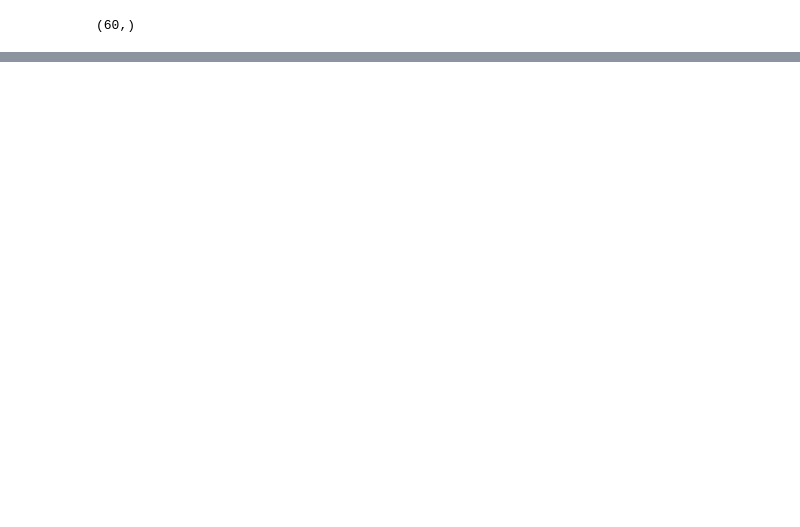
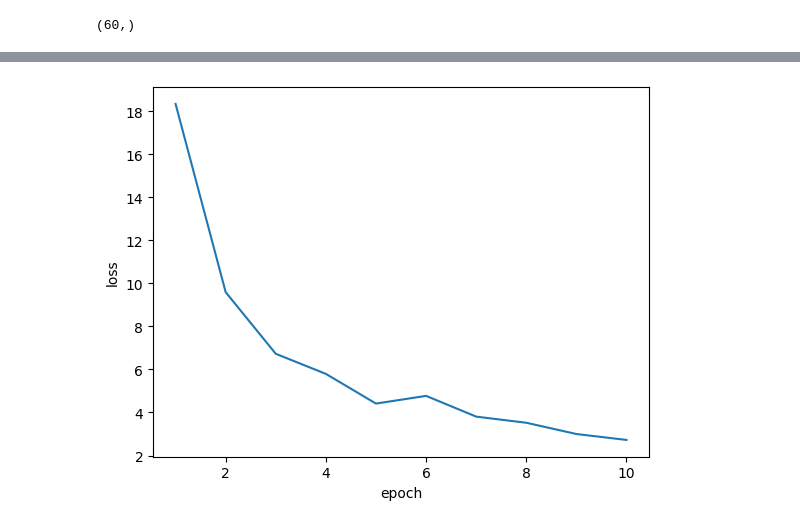
Before and after one commit to Ddasunsandeepa/DeepLearning-with-Tensorflow, a Jupyter notebook: 01.Tensorflow_with_regression/Regression_Neural_Network.ipynb, the cells around one changed output, grey strips where cells are left out. Saved outputs shown, nothing was run; the diff lists cells and outputs as text; code cells hidden in the pictures; blank space fills up the shorter version.

```diff
--- a/01.Tensorflow_with_regression/Regression_Neural_Network.ipynb
+++ b/01.Tensorflow_with_regression/Regression_Neural_Network.ipynb
@@ -219,0 +242,9 @@ np.float32(12.995886)
+# %%
+x_range = range(1, 10+1)
+loss = history.history['loss']
+plt.plot(x_range, loss)
+plt.xlabel('epoch')
+plt.ylabel('loss')
+plt.show()
+# %% [output]
+[figure, added]
```
Also changed, not shown: parts of 10 cells of this notebook.
